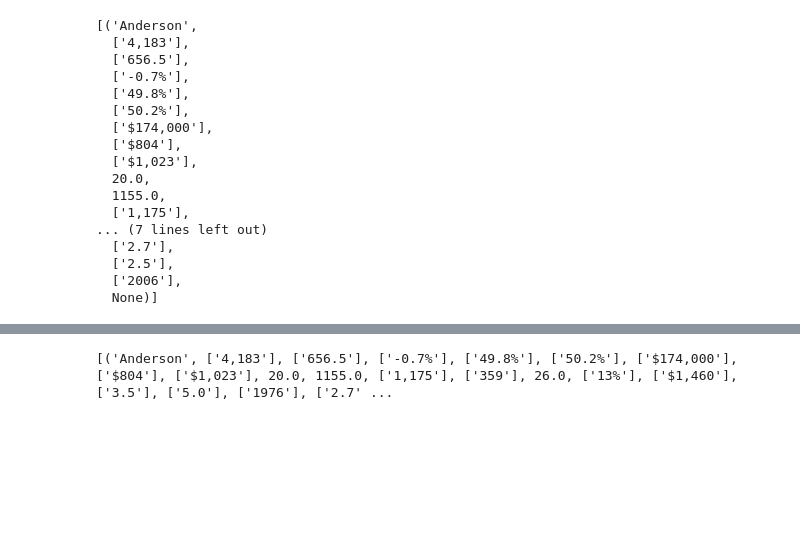
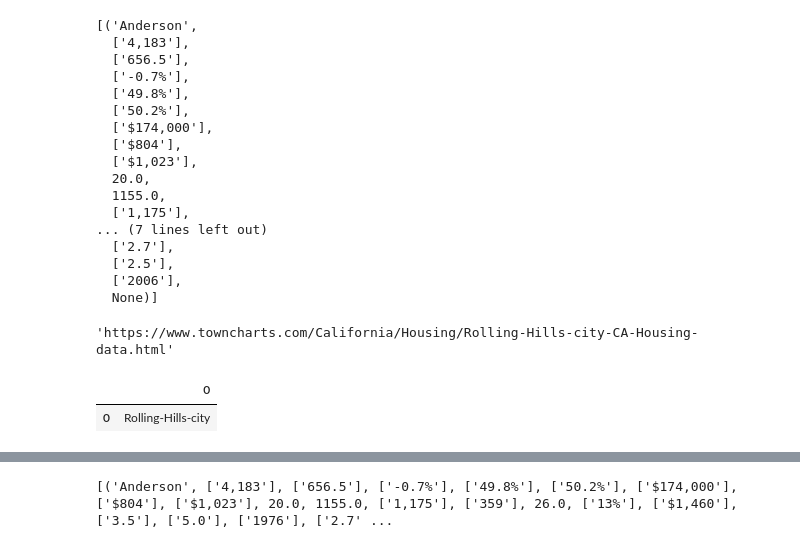
Before and after one commit to clazaro97chosen/California_Rental_Property_Project, a Jupyter notebook: Scraping_the_Data(workbook).ipynb, the cells around one changed output, grey strips where cells are left out. Cells and saved outputs as stored; diff of their text form; code cells hidden in the pictures; blank space fills up the shorter version.

```diff
--- a/Scraping_the_Data(workbook).ipynb
+++ b/Scraping_the_Data(workbook).ipynb
@@ -21,8 +21,8 @@ First up is the housing the variables. Out of the 44 figures 18(3,9,13,16,19,20,
 
 Note figure 24:will have several variables
 # %%
-url = 'https://www.towncharts.com/California/Housing/San-Luis-Obispo-city-CA-Housing-data.html'
-r = requests.get('https://www.towncharts.com/California/Housing/Chino-city-CA-Housing-data.html')
+url = 'https://www.towncharts.com/California/Housing/Rolling-Hills-Estates-city-CA-Housing-data.html'
+r = requests.get(url)
 soup = BeautifulSoup(r.text,'html.parser')
 # %%
 if r.status_code !=200:
@@ -170,3 +181,13 @@ before
   ['2.5'],
   ['2006'],
   None)]
+# %%
+url
+# %% [output]
+'https://www.towncharts.com/California/Housing/Rolling-Hills-city-CA-Housing-data.html'
+# %%
+v = (pd.Series(url)).str.extract(r'Housing\/(.*?)-CA')
+v
+# %% [output]
+|  | 0 |
+| 0 | Rolling-Hills-city |
```
Also changed, not shown: parts of 15 cells of this notebook, 14 other files.
